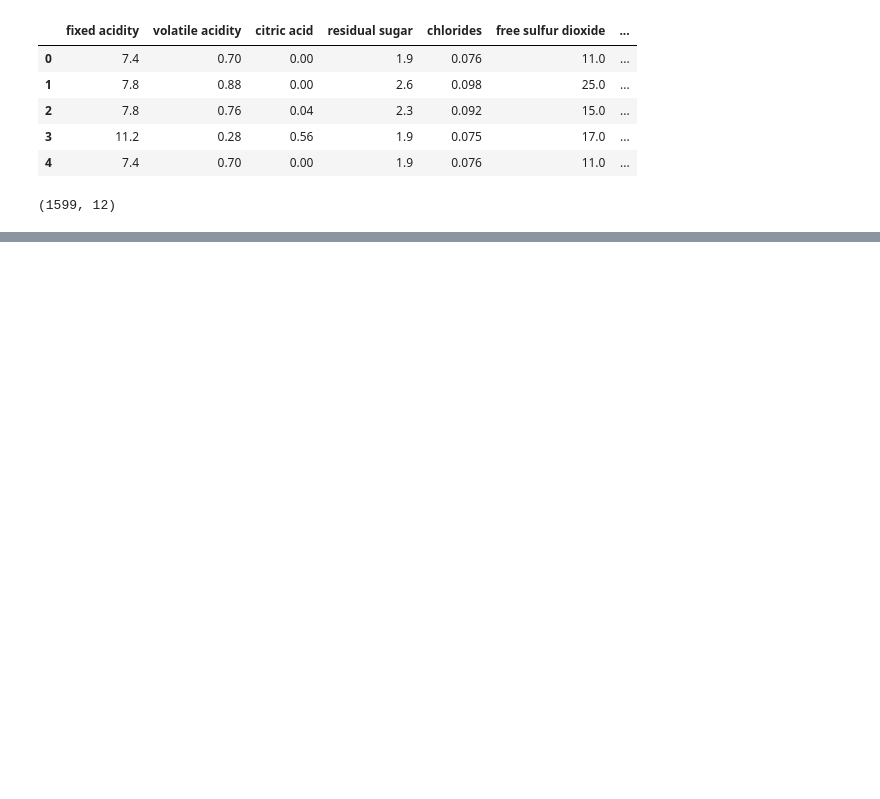
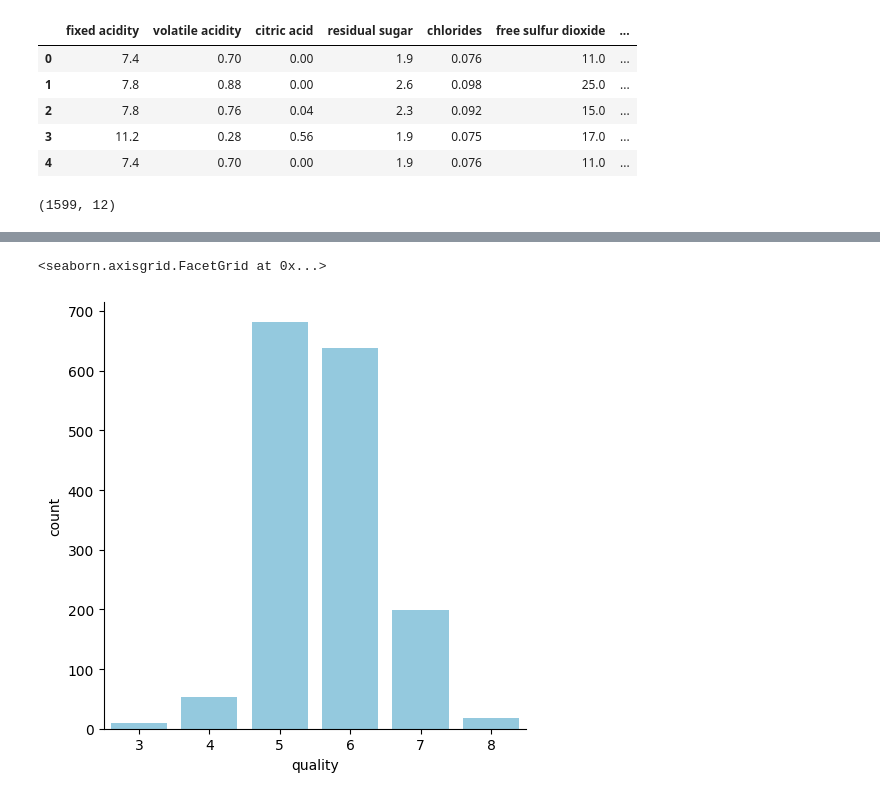
Before and after one commit to gargisharma09/Machine-Learning, a Jupyter notebook: projects/winequality.ipynb, the cells around one changed output, grey strips where cells are left out. Drawn from its saved outputs; the diff is of its cells as text; code cells hidden in the pictures; blank space fills up the shorter version.

```diff
--- a/projects/winequality.ipynb
+++ b/projects/winequality.ipynb
@@ -35,0 +71,6 @@ data.describe()
+# %%
+#number of values for each quality
+sns.catplot(x= 'quality', data= data, kind= 'count', color= 'skyblue' )
+# %% [output]
+<seaborn.axisgrid.FacetGrid at 0x...>
+[figure, added]
```
Also changed, not shown: parts of 11 cells of this notebook.
